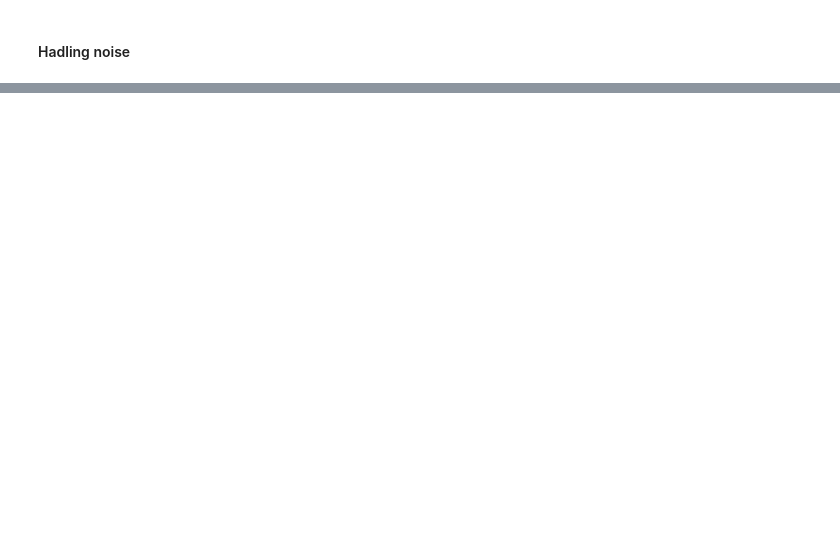
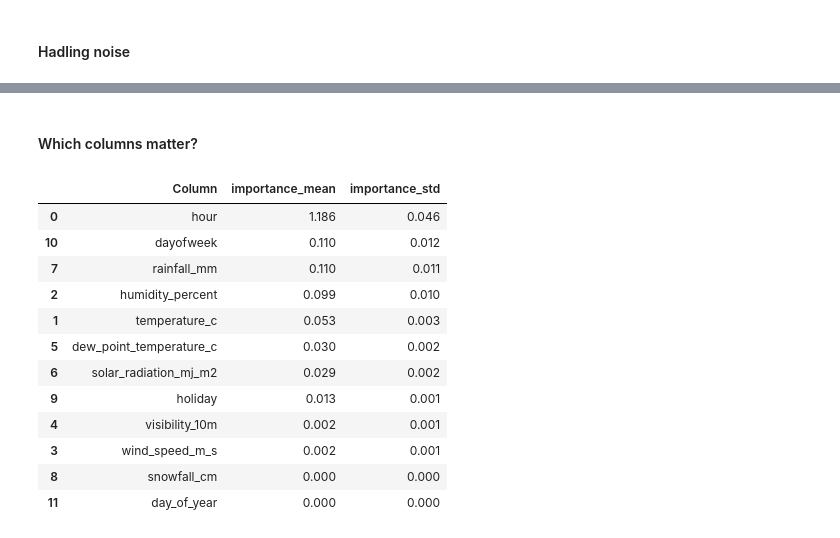
Before and after one commit to Mortti11/Advanced_ML, a Jupyter notebook: ML_benchmark/Regression/Note_book.ipynb, the cells around one changed output, grey strips where cells are left out. Cells and saved outputs as stored; diff of their text form; code cells hidden in the pictures; blank space fills up the shorter version.

Commit message:
regression task is completed.

```diff
--- a/ML_benchmark/Regression/Note_book.ipynb
+++ b/ML_benchmark/Regression/Note_book.ipynb
@@ -446,0 +425,10 @@ df
+# %%
+# Making x and y for train, validation and test datasets
+x_train = train_df.drop(columns=[target_column, time_column])
+y_train = train_df[target_column]
+
+x_val = validation_df.drop(columns=[target_column, time_column])
+y_val = validation_df[target_column]
+
+x_test = test_df.drop(columns=[target_column, time_column])
+y_test = test_df[target_column]
@@ -446,0 +488,20 @@ df
+# %%
+# In this cell, I am gonna create a function to calculate the scores for each model.
+def regression_scores(y_true, predictions):
+    return {"MAE": mean_absolute_error(y_true, predictions),
+            "RMSE": np.sqrt(mean_squared_error(y_true, predictions)),
+            "R2": r2_score(y_true, predictions)}
+
+validation_rows = []
+
+for model_name, model in models.items():
+    fitted_model = model.fit(x_train, y_train)
+    predictions = np.clip(fitted_model.predict(x_val), 0, None)
+    validation_rows.append({"model": model_name, **regression_scores(y_val, predictions)})
+
+validation_results = (pd.DataFrame(validation_rows).set_index("model").sort_values("MAE"))
+
+selected_model_name = validation_results.index[0]
+
+print(f"Selected by MAE: {selected_model_name}")
+print(validation_results.round(3))
@@ -446,0 +518,30 @@ df
+# %% [markdown]
+#### Which columns matter?
+# %%
+# In this cell, I am gonna importance share of the features for the selected model.
+selected_model = models[selected_model_name]
+importance_model = selected_model.fit(x_train, y_train)
+
+importance_results = permutation_importance(importance_model, x_val, y_val, n_repeats=12, random_state=42)
+
+
+feature_importances = pd.DataFrame({'Column': x_val.columns,
+                                    'importance_mean': importance_results['importances_mean'],
+                                    "importance_std": importance_results['importances_std']})
+
+feature_importances = feature_importances.sort_values('importance_mean', ascending=False)
+feature_importances.round(3)
+# %% [output]
+|  | Column | importance_mean | importance_std |
+| 0 | hour | 1.186 | 0.046 |
+| 10 | dayofweek | 0.110 | 0.012 |
+| 7 | rainfall_mm | 0.110 | 0.011 |
+| 2 | humidity_percent | 0.099 | 0.010 |
+| 1 | temperature_c | 0.053 | 0.003 |
+| 5 | dew_point_temperature_c | 0.030 | 0.002 |
+| 6 | solar_radiation_mj_m2 | 0.029 | 0.002 |
+| 9 | holiday | 0.013 | 0.001 |
+| 4 | visibility_10m | 0.002 | 0.001 |
+| 3 | wind_speed_m_s | 0.002 | 0.001 |
+| 8 | snowfall_cm | 0.000 | 0.000 |
+| 11 | day_of_year | 0.000 | 0.000 |
```
Also changed, not shown: parts of 34 cells of this notebook, 3 other files.
